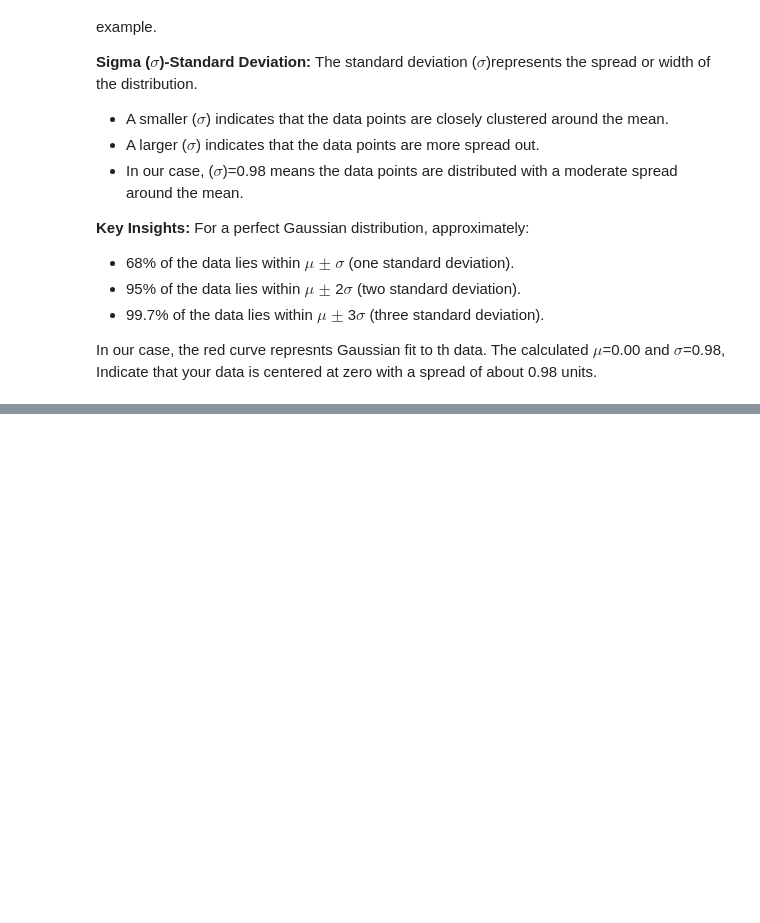
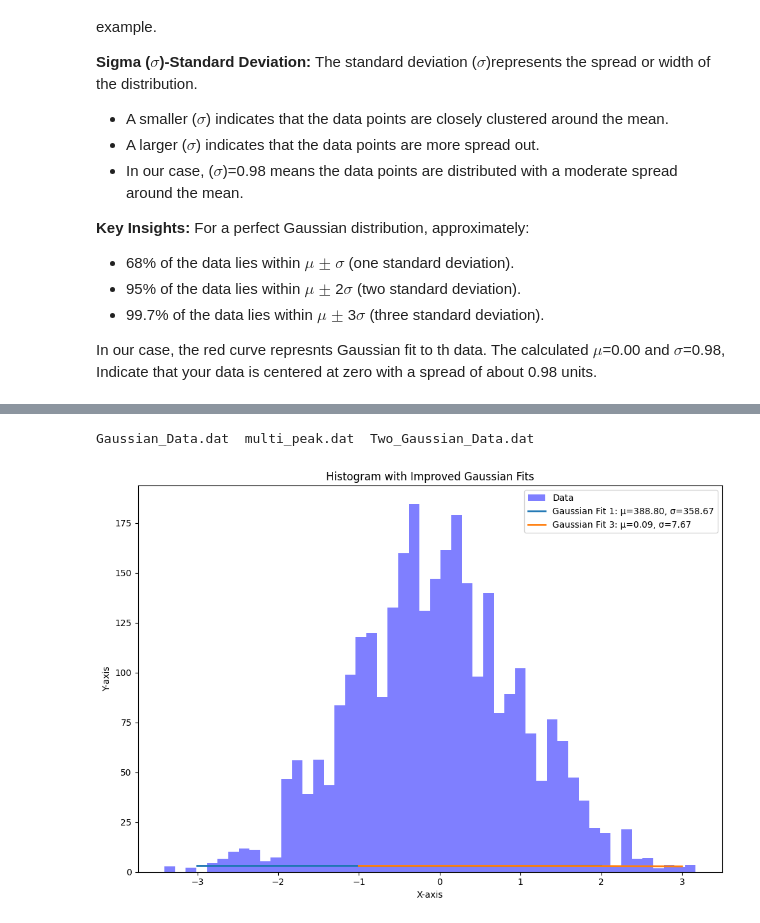
Before and after one commit to khwhas/My_JupyterBook, a Jupyter notebook: Python_Codes/Fitting_the_Data.ipynb, the cells around one changed output, grey strips where cells are left out. Saved outputs shown, nothing was run; the diff lists cells and outputs as text; code cells hidden in the pictures; blank space fills up the shorter version.

```diff
--- a/Python_Codes/Fitting_the_Data.ipynb
+++ b/Python_Codes/Fitting_the_Data.ipynb
@@ -257,0 +354,74 @@ plt.show()
+# %%
+ls
+# %% [output]
+Gaussian_Data.dat  multi_peak.dat  Two_Gaussian_Data.dat
+# %%
+import numpy as np
+import matplotlib.pyplot as plt
+from scipy.stats import norm
+from scipy.optimize import curve_fit
+
+# Load data
+x = np.loadtxt('./Two_Gaussian_Data.dat', usecols=(0), skiprows=1)
+y = np.loadtxt('./Two_Gaussian_Data.dat', usecols=(1), skiprows=1)
+
+
+# Define manual ranges
+# Define manual ranges and their corresponding centroids
+range1 = (-3, 2)  # First range
+centroid1 = -1.8      # First centroid
+
+#range2 = (-9, 0)     # Second range
+#centroid2 = -4       # Second centroid
+
+range3 = (-1, 3)     # Third range
+centroid3 = 0.2       # Third centroid
+
+#range4 = (16, 25)    # Fourth range
+#centroid4 = 20       # Fourth centroid
+
+
+# Define a Gaussian function
+def gaussian(x, amp, mu, sigma):
+    return amp * np.exp(-0.5 * ((x - mu) / sigma) ** 2)
+
+# Function to fit and plot a Gaussian for a specific range
+def plot_gaussian_fit(x_data, y_data, range_min, range_max, label, ax):
+    # Filter data within the specified range
+    mask = (x_data >= range_min) & (x_data <= range_max)
+    x_filtered, y_filtered = x_data[mask], y_data[mask]
+
+    # Fit Gaussian using curve_fit
+    try:
+        popt, _ = curve_fit(gaussian, x_filtered, y_filtered, p0=[y_filtered.max(), np.mean(x_filtered), np.std(x_filtered)])
+        amp, mu, sigma = popt
+
+        # Create x values for the Gaussian curve
+        x_fit = np.linspace(range_min, range_max, 1000)
+        y_fit = gaussian(x_fit, amp, mu, sigma)
+
+        # Plot the Gaussian curve
+        ax.plot(x_fit, y_fit, label=f"{label}: μ={mu:.2f}, σ={sigma:.2f}", linewidth=2)
+    except RuntimeError:
+        print(f"Fit failed for {label} in range {range_min} to {range_max}")
+
+# Creating histogram
+fig, axs = plt.subplots(1, 1, figsize=(10, 7), tight_layout=True)
+
+# Plot the histogram with custom bins
+axs.hist(x, bins=50, weights=y, alpha=0.5, color='blue', label='Data')
+
+# Plot Gaussian fits for each range
+plot_gaussian_fit(x, y, *range1, "Gaussian Fit 1", axs)
+plot_gaussian_fit(x, y, *range3, "Gaussian Fit 3", axs)
+
+# Adding extra features
+plt.xlabel("X-axis")
+plt.ylabel("Y-axis")
+plt.legend()
+plt.title('Histogram with Improved Gaussian Fits')
+
+# Show plot
+plt.show()
+# %% [output]
+[figure, added]
```
Also changed, not shown: parts of 15 cells of this notebook, 7 other files.
